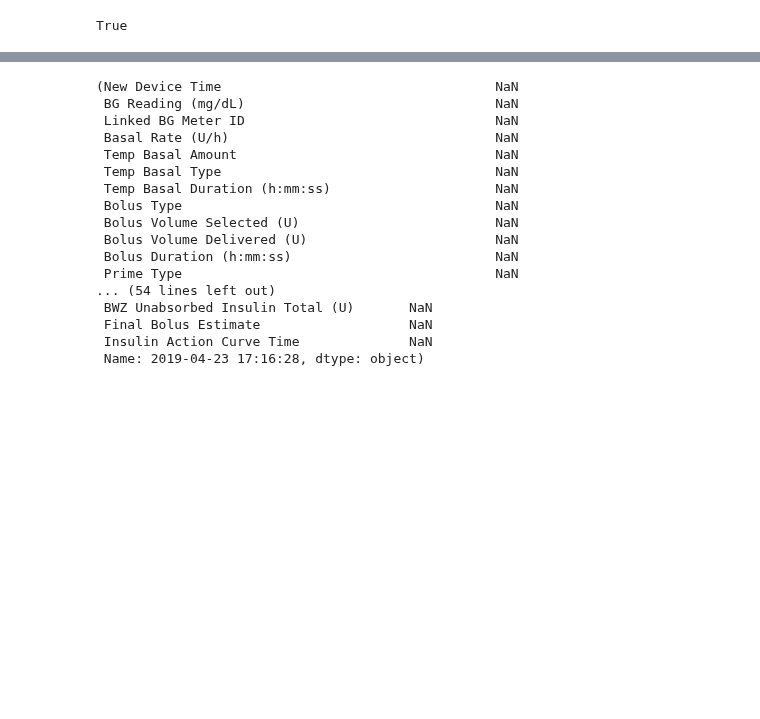
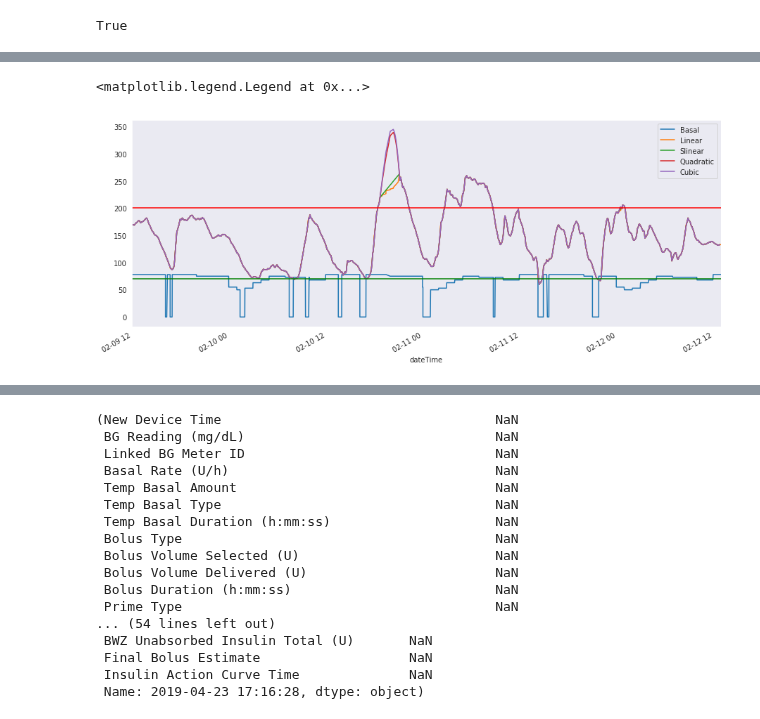
Before and after one commit to gmagannaDevelop/DiabManager, a Jupyter notebook: Carelink.ipynb, the cells around one changed output, grey strips where cells are left out. Saved outputs shown, nothing was run; the diff lists cells and outputs as text; code cells hidden in the pictures; blank space fills up the shorter version.

```diff
--- a/Carelink.ipynb
+++ b/Carelink.ipynb
@@ -237,5 +247,3 @@ raw[['Bolus Volume Delivered (U)', 'BWZ Correction Estimate (U)', 'BWZ Food Esti
 # %%
 #with sb.axes_style('white'):
  #   sb.jointplot('Bolus Volume Delivered (U)', 'BWZ Correction Estimate (U)', raw[['Bolus Volume Delivered (U)', 'BWZ Correction Estimate (U)']].dropna(), kind='hex')
-# %%
-proc1 = time_indexed_df(raw)
@@ -246 +274,13 @@ TypeError: Empty 'DataFrame': no numeric data to plot
+# %%
+(proc1.loc['2019/02/09 12':'2019/02/12 12']['Basal Rate (U/h)'].interpolate(method='pad')*100).plot()
+proc1.loc['2019/02/09 12':'2019/02/12 12']['Sensor Glucose (mg/dL)'].interpolate(method='linear').plot()
+proc1.loc['2019/02/09 12':'2019/02/12 12']['Sensor Glucose (mg/dL)'].interpolate(method='slinear').plot()
+proc1.loc['2019/02/09 12':'2019/02/12 12']['Sensor Glucose (mg/dL)'].interpolate(method='quadratic').plot()
+proc1.loc['2019/02/09 12':'2019/02/12 12']['Sensor Glucose (mg/dL)'].interpolate(method='cubic').plot()
+plt.axhline(200, color='red')
+plt.axhline(70, color='green')
+plt.legend(['Basal', 'Linear', 'Slinear', 'Quadratic', 'Cubic'])
+# %% [output]
+<matplotlib.legend.Legend at 0x...>
+[figure, added]
 # %%
```
Also changed, not shown: parts of 16 cells of this notebook, 1 other file.
